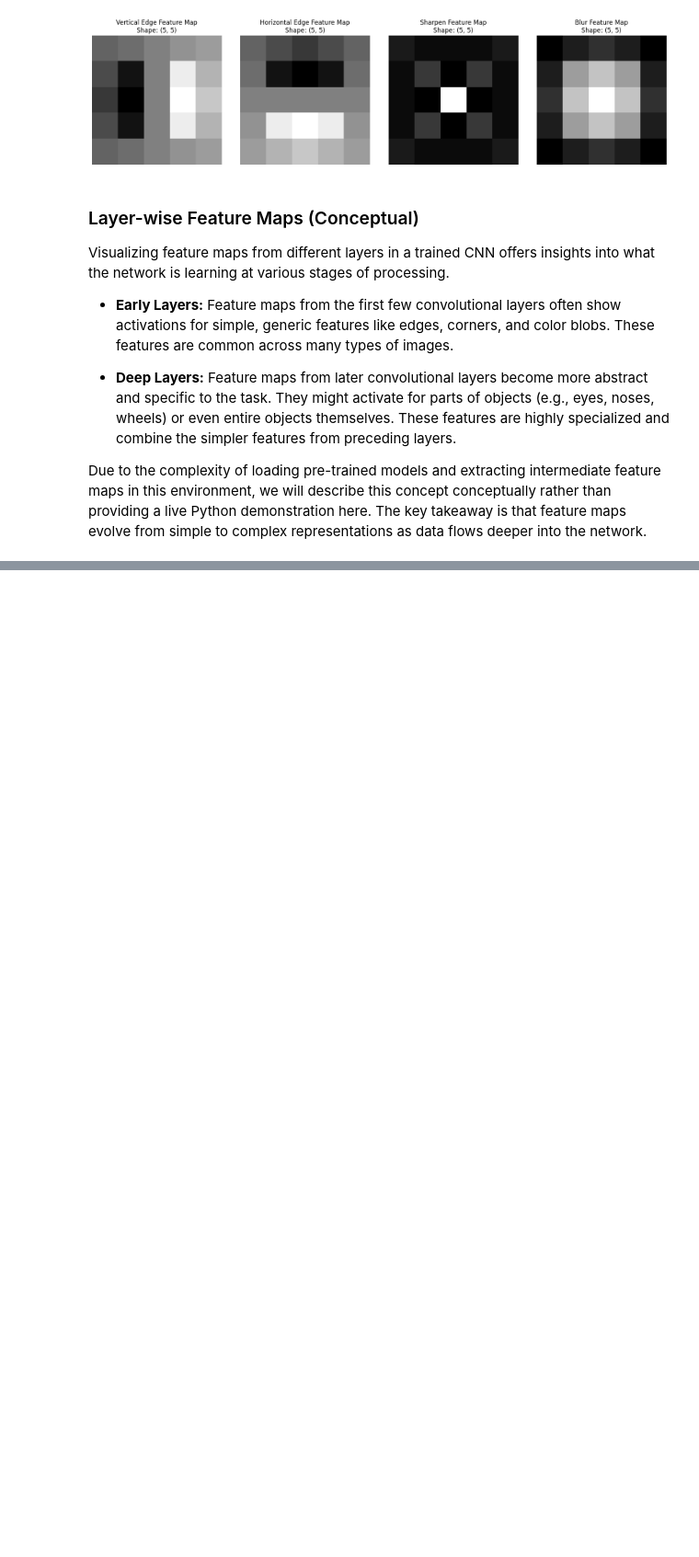
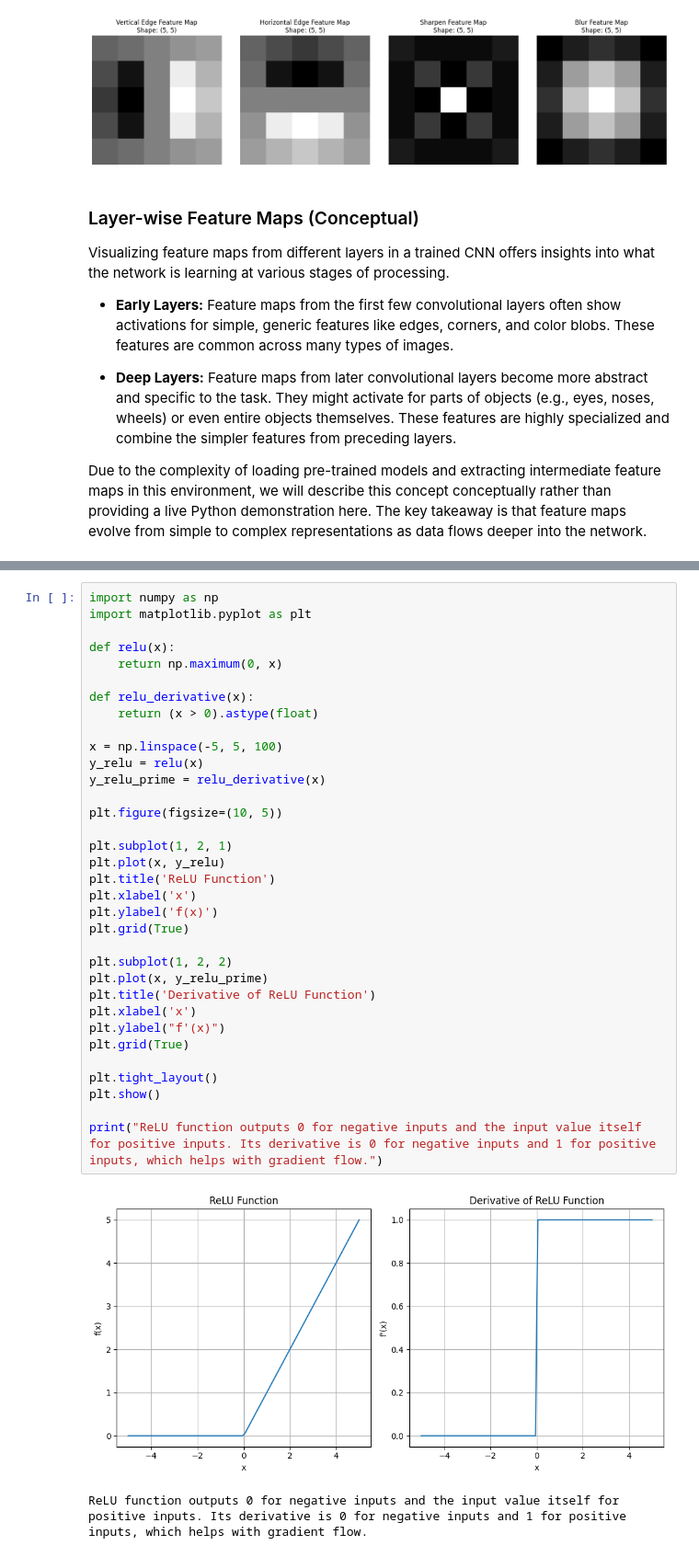
Before and after one commit to rsys-adsingh/Machine-Learning, a Jupyter notebook: study/Chapter_12.ipynb, the cells around one changed output, grey strips where cells are left out. Shown at 92% size. Saved outputs shown, nothing was run; the diff lists cells and outputs as text; blank space fills up the shorter version.

```diff
--- a/study/Chapter_12.ipynb
+++ b/study/Chapter_12.ipynb
@@ -1430,0 +1927,37 @@ Due to the complexity of loading pre-trained models and extracting intermediate
+# %%
+import numpy as np
+import matplotlib.pyplot as plt
+
+def relu(x):
+    return np.maximum(0, x)
+
+def relu_derivative(x):
+    return (x > 0).astype(float)
+
+x = np.linspace(-5, 5, 100)
+y_relu = relu(x)
+y_relu_prime = relu_derivative(x)
+
+plt.figure(figsize=(10, 5))
+
+plt.subplot(1, 2, 1)
+plt.plot(x, y_relu)
+plt.title('ReLU Function')
+plt.xlabel('x')
+plt.ylabel('f(x)')
+plt.grid(True)
+
+plt.subplot(1, 2, 2)
+plt.plot(x, y_relu_prime)
+plt.title('Derivative of ReLU Function')
+plt.xlabel('x')
+plt.ylabel("f'(x)")
+plt.grid(True)
+
+plt.tight_layout()
+plt.show()
+
+print("ReLU function outputs 0 for negative inputs and the input value itself for positive inputs. Its derivative is 0 for negative inputs and 1 for positive inputs, which helps with gradient flow.")
+# %% [output]
+[figure, added]
+ReLU function outputs 0 for negative inputs and the input value itself for positive inputs. Its derivative is 0 for negative inputs and 1 for positive inputs, which helps with gradient flow.
```
Also changed, not shown: parts of 102 cells of this notebook.
